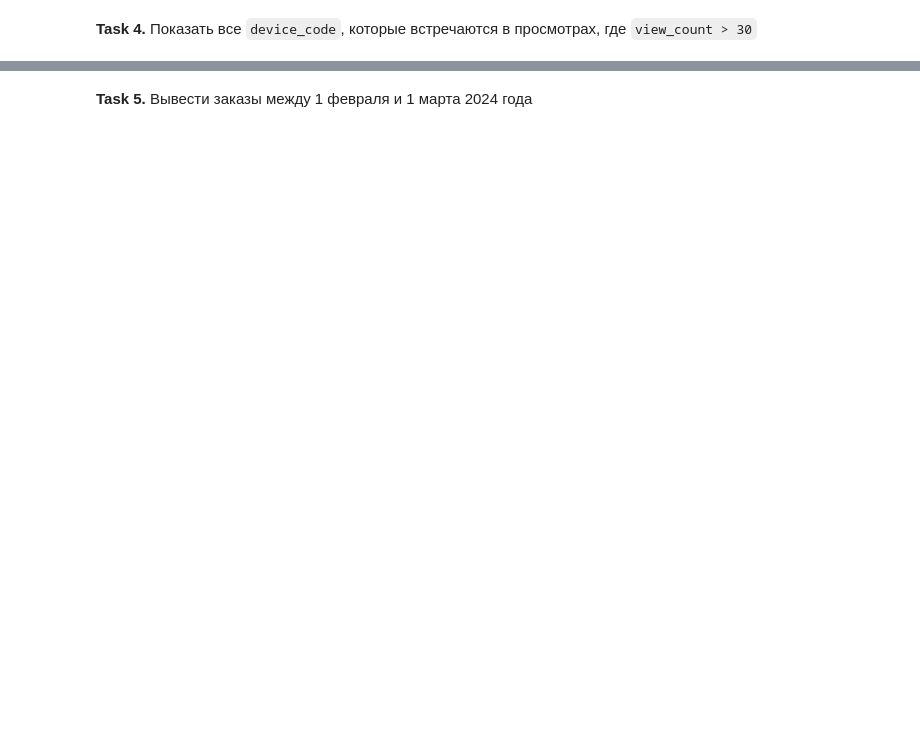
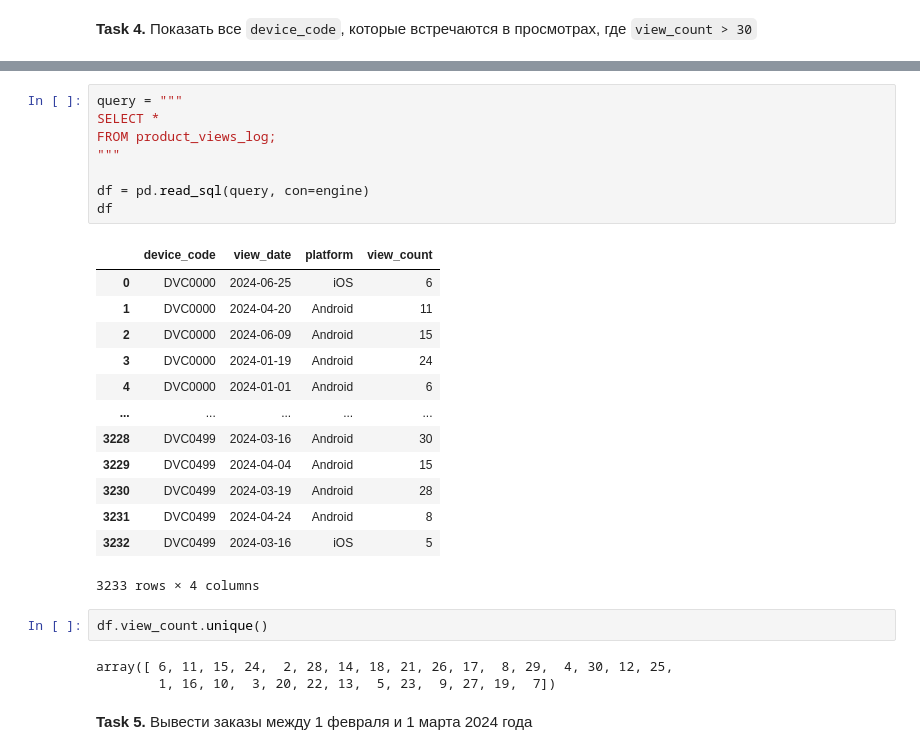
Before and after one commit to cpython-projects/da_1709, a Jupyter notebook: lesson_22.ipynb, the cells around one changed output, grey strips where cells are left out. Drawn from its saved outputs; the diff is of its cells as text; blank space fills up the shorter version.

```diff
--- a/lesson_22.ipynb
+++ b/lesson_22.ipynb
@@ -690,2 +769,29 @@ SELECT DISTINCT user_id, order_time FROM orders_log;
+# %%
+query = """
+SELECT *
+FROM product_views_log;
+"""
+
+df = pd.read_sql(query, con=engine)
+df
+# %% [output]
+|  | device_code | view_date | platform | view_count |
+| 0 | DVC0000 | 2024-06-25 | iOS | 6 |
+| 1 | DVC0000 | 2024-04-20 | Android | 11 |
+| 2 | DVC0000 | 2024-06-09 | Android | 15 |
+| 3 | DVC0000 | 2024-01-19 | Android | 24 |
+| 4 | DVC0000 | 2024-01-01 | Android | 6 |
+| ... | ... | ... | ... | ... |
+| 3228 | DVC0499 | 2024-03-16 | Android | 30 |
+| 3229 | DVC0499 | 2024-04-04 | Android | 15 |
+| 3230 | DVC0499 | 2024-03-19 | Android | 28 |
+| 3231 | DVC0499 | 2024-04-24 | Android | 8 |
+| 3232 | DVC0499 | 2024-03-16 | iOS | 5 |
+3233 rows × 4 columns
+# %%
+df.view_count.unique()
+# %% [output]
+array([ 6, 11, 15, 24,  2, 28, 14, 18, 21, 26, 17,  8, 29,  4, 30, 12, 25,
+        1, 16, 10,  3, 20, 22, 13,  5, 23,  9, 27, 19,  7])
 # %% [markdown]
 **Task 5.** Вывести заказы между 1 февраля и 1 марта 2024 года
```
Also changed, not shown: parts of 10 cells of this notebook.
